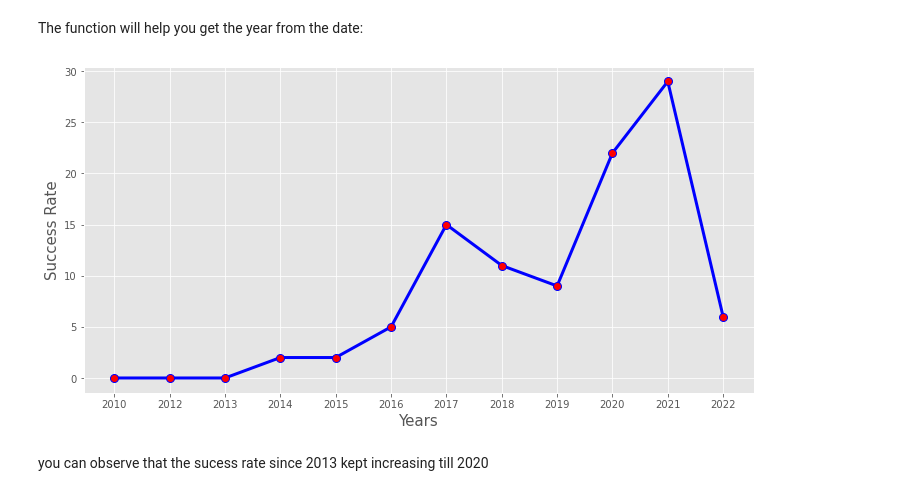
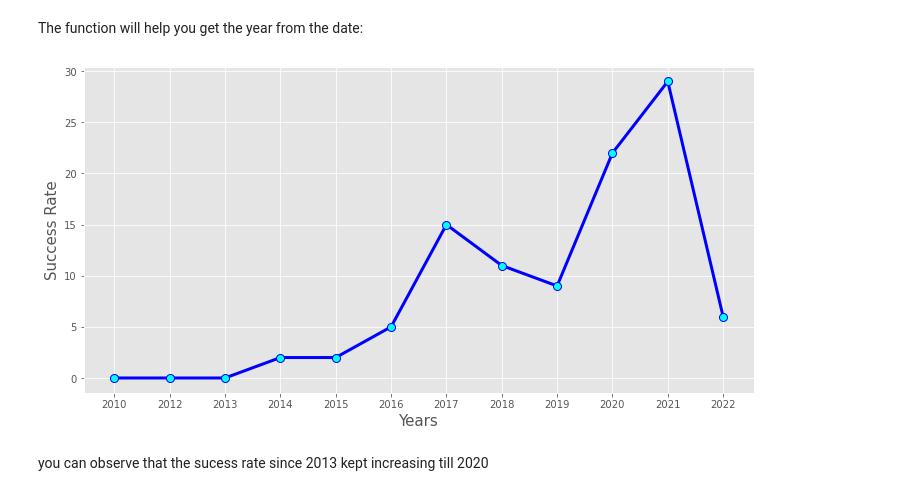
Before and after one commit to amroca79/IBM-Applied-Data-Science-Capstone, a Jupyter notebook: Visualization Analysis and Feature Engineering.ipynb, the cells around one changed output. Drawn from its saved outputs; the diff is of its cells as text; code cells hidden in the pictures.

```diff
--- a/Visualization Analysis and Feature Engineering.ipynb
+++ b/Visualization Analysis and Feature Engineering.ipynb
@@ -180,19 +180,19 @@ def Extract_year(date):
 # %%
 # Plot a line chart with x axis to be the extracted year and y axis to be the success rate
 x = Extract_year(df['Date'])
 date = pd.DataFrame(x)
 concat_df = pd.concat([date, df['Class']], axis=1)
 concat_df.columns = ['Year','Class']
 year_rate = concat_df.groupby('Year').sum().reset_index()
 
 plt.figure(figsize=(12,6))
 plt.style.use('ggplot')
-plt.plot(year_rate['Year'], year_rate['Class'], markerfacecolor='red', marker='o', markersize=8, linewidth='3', color='blue')
+plt.plot(year_rate['Year'], year_rate['Class'], markerfacecolor='cyan', marker='o', markersize=8, linewidth='3', color='blue')
 plt.xlabel('Years', size=15)
 plt.ylabel('Success Rate', size=15)
 plt.show()
 # %% [output]
-[figure, old version]
+[figure, new version]
 # %% [markdown]
 you can observe that the sucess rate since 2013 kept increasing till 2020
 # %% [markdown]
```
Also changed, not shown: parts of 5 cells of this notebook.
